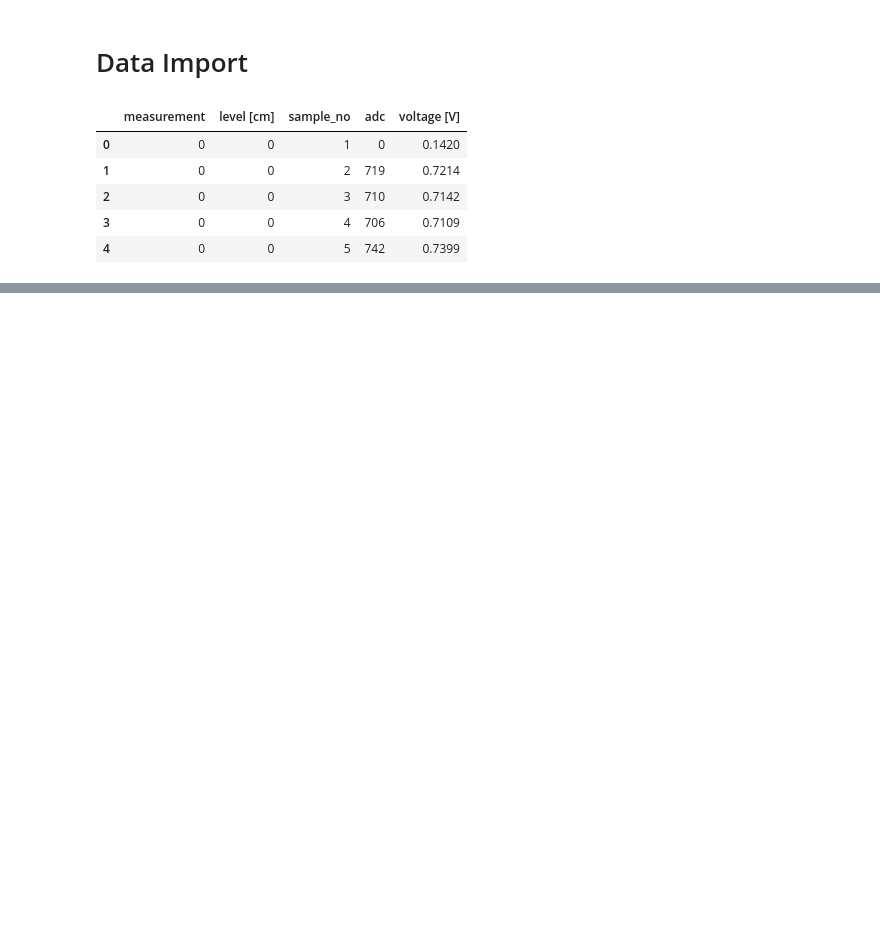
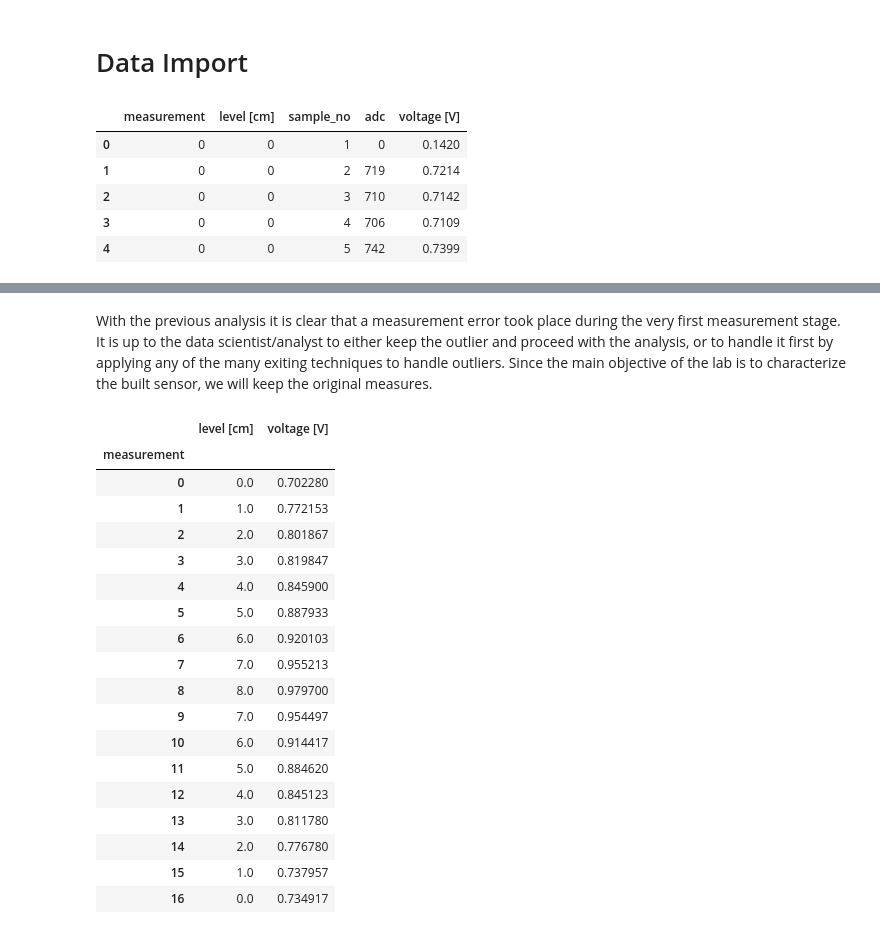
Before and after one commit to dcortesav/sensores-y-actuadores, a Jupyter notebook: lab_1/data_analysis.ipynb, the cells around one changed output, grey strips where cells are left out. Drawn from its saved outputs; the diff is of its cells as text; code cells hidden in the pictures; blank space fills up the shorter version.

```diff
--- a/lab_1/data_analysis.ipynb
+++ b/lab_1/data_analysis.ipynb
@@ -16,0 +64,25 @@ df.head()
+# %% [markdown]
+With the previous analysis it is clear that a measurement error took place during the very first measurement stage. It is up to the data scientist/analyst to either keep the outlier and proceed with the analysis, or to handle it first by applying any of the many exiting techniques to handle outliers. Since the main objective of the lab is to characterize the built sensor, we will keep the original measures.
+# %%
+aggregated_values_df = df.groupby(by="measurement").agg(func="mean",)[["level [cm]", "voltage [V]"]]
+aggregated_values_df
+# %% [output]
+|  | level [cm] | voltage [V] |
+| measurement |  |  |
+| 0 | 0.0 | 0.702280 |
+| 1 | 1.0 | 0.772153 |
+| 2 | 2.0 | 0.801867 |
+| 3 | 3.0 | 0.819847 |
+| 4 | 4.0 | 0.845900 |
+| 5 | 5.0 | 0.887933 |
+| 6 | 6.0 | 0.920103 |
+| 7 | 7.0 | 0.955213 |
+| 8 | 8.0 | 0.979700 |
+| 9 | 7.0 | 0.954497 |
+| 10 | 6.0 | 0.914417 |
+| 11 | 5.0 | 0.884620 |
+| 12 | 4.0 | 0.845123 |
+| 13 | 3.0 | 0.811780 |
+| 14 | 2.0 | 0.776780 |
+| 15 | 1.0 | 0.737957 |
+| 16 | 0.0 | 0.734917 |
```
Also changed, not shown: parts of 7 cells of this notebook, 2 other files.
